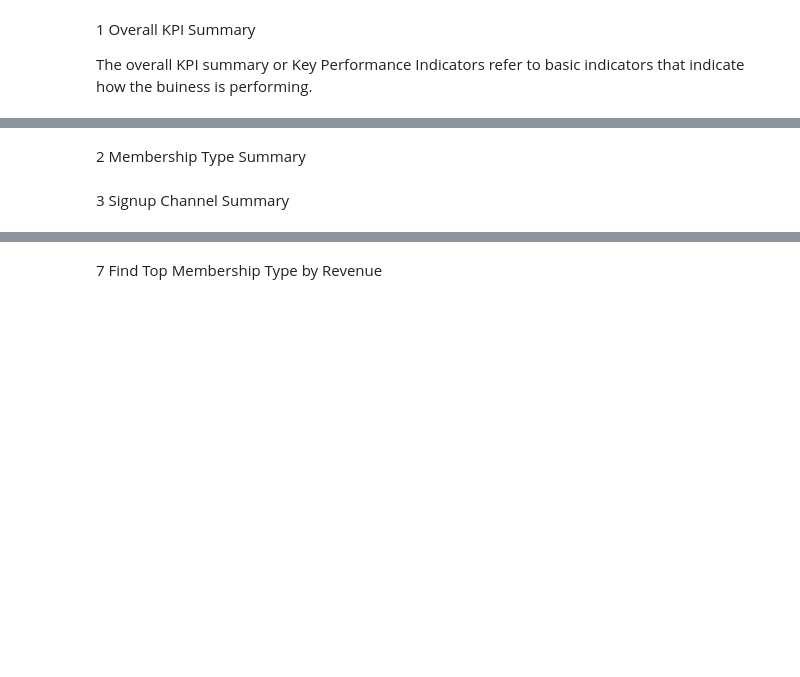
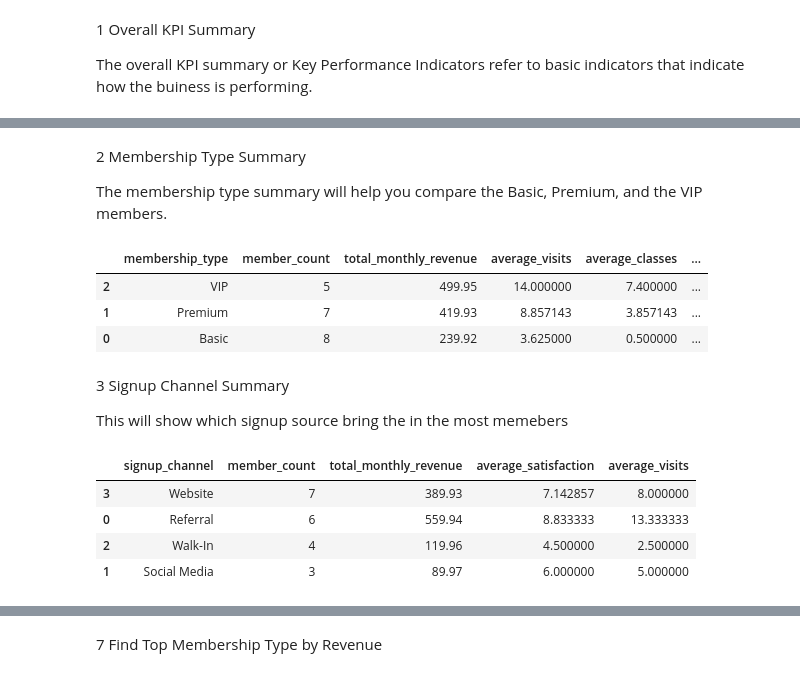
Before and after one commit to JoshPatNava/Exploratory_Data_Analysis, a Jupyter notebook: Insights_Summary/insights_summary.ipynb, the cells around one changed output, grey strips where cells are left out. Drawn from its saved outputs; the diff is of its cells as text; code cells hidden in the pictures; blank space fills up the shorter version.

```diff
--- a/Insights_Summary/insights_summary.ipynb
+++ b/Insights_Summary/insights_summary.ipynb
@@ -115,5 +168,51 @@ The overall KPI summary or Key Performance Indicators refer to basic indicators
 # %% [markdown]
 2 Membership Type Summary
+
+The membership type summary will help you compare the Basic, Premium, and the VIP members.
+# %%
+# Create a member ship summary
+membership_summary = (
+    insights_df.groupby('membership_type')
+    .agg(
+        member_count=("member_id", "count"),
+        total_monthly_revenue=("monthly_fee", "sum"),
+        average_visits=("visits_per_month", "mean"),
+        average_classes=("classes_attended", "mean"),
+        average_satisfaction=("satisfaction_score", "mean")
+        )
+        .reset_index()
+        .sort_values(by = "total_monthly_revenue", ascending = False)
+)
+
+membership_summary
+# %% [output]
+|  | membership_type | member_count | total_monthly_revenue | average_visits | average_classes | ... |
+| 2 | VIP | 5 | 499.95 | 14.000000 | 7.400000 | ... |
+| 1 | Premium | 7 | 419.93 | 8.857143 | 3.857143 | ... |
+| 0 | Basic | 8 | 239.92 | 3.625000 | 0.500000 | ... |
 # %% [markdown]
 3 Signup Channel Summary
+
+This will show which signup source bring the in the most memebers
+# %%
+# Create a signup channel summary
+channel_summary = (
+    insights_df.groupby("signup_channel")
+      .agg(
+          member_count=("member_id", "count"),
+          total_monthly_revenue=("monthly_fee", "sum"),
+          average_satisfaction=("satisfaction_score", "mean"),
+          average_visits=("visits_per_month", "mean")
+      )
+      .reset_index()
+      .sort_values("member_count", ascending=False)
+)
+
+channel_summary
+# %% [output]
+|  | signup_channel | member_count | total_monthly_revenue | average_satisfaction | average_visits |
+| 3 | Website | 7 | 389.93 | 7.142857 | 8.000000 |
+| 0 | Referral | 6 | 559.94 | 8.833333 | 13.333333 |
+| 2 | Walk-In | 4 | 119.96 | 4.500000 | 2.500000 |
+| 1 | Social Media | 3 | 89.97 | 6.000000 | 5.000000 |
 # %% [markdown]
```
Also changed, not shown: parts of 16 cells of this notebook, 1 other file.
